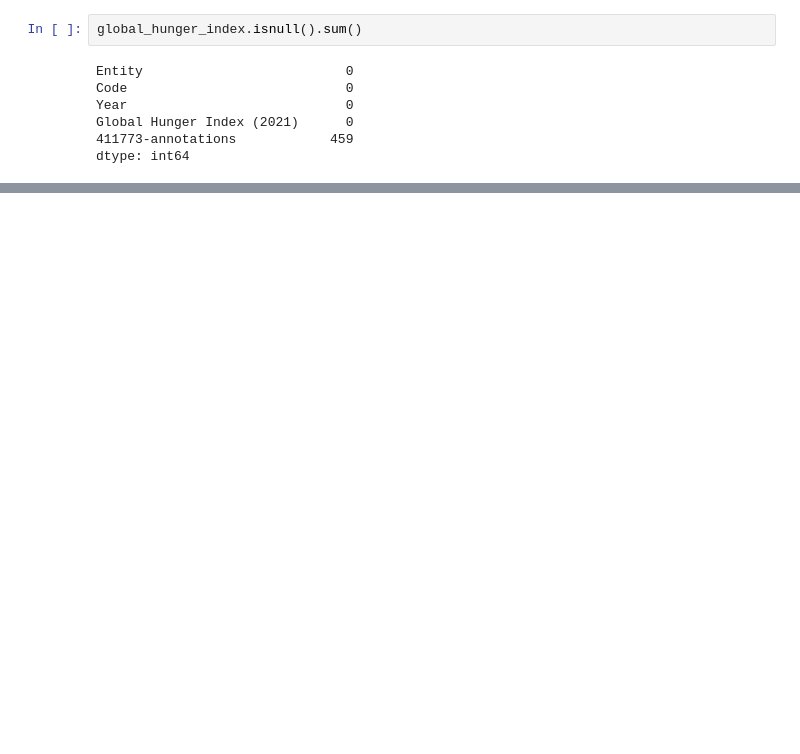
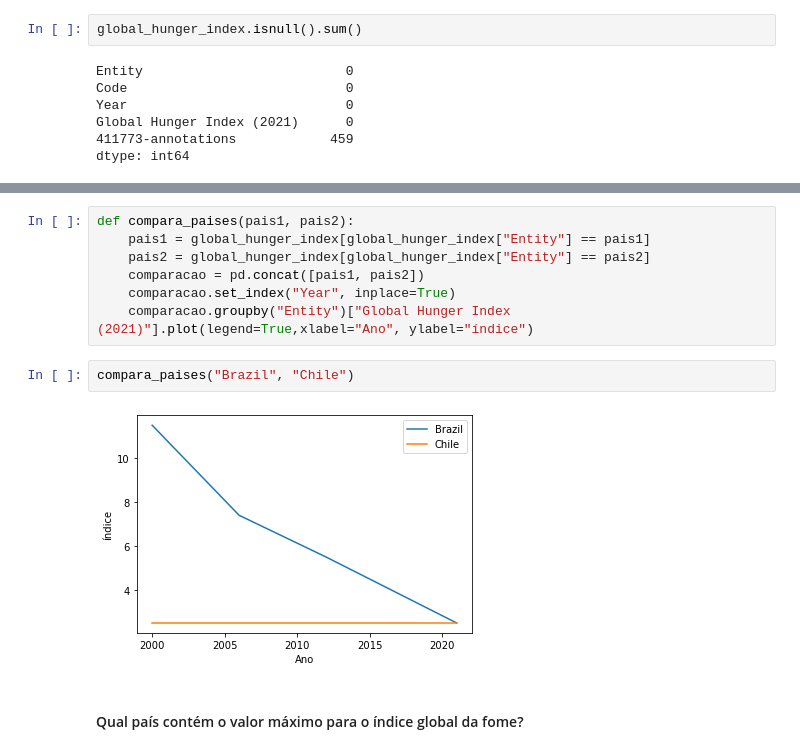
Before and after one commit to arielmmoreira/eda-global-hunger, a Jupyter notebook: main.ipynb, the cells around one changed output, grey strips where cells are left out. Saved outputs shown, nothing was run; the diff lists cells and outputs as text; blank space fills up the shorter version.

```diff
--- a/main.ipynb
+++ b/main.ipynb
@@ -41,0 +149,13 @@ dtype: int64
+# %%
+def compara_paises(pais1, pais2):
+    pais1 = global_hunger_index[global_hunger_index["Entity"] == pais1]
+    pais2 = global_hunger_index[global_hunger_index["Entity"] == pais2]
+    comparacao = pd.concat([pais1, pais2])
+    comparacao.set_index("Year", inplace=True)
+    comparacao.groupby("Entity")["Global Hunger Index (2021)"].plot(legend=True,xlabel="Ano", ylabel="índice")
+# %%
+compara_paises("Brazil", "Chile")
+# %% [output]
+[figure, added]
+# %% [markdown]
+#### Qual país contém o valor máximo para o índice global da fome?
```
Also changed, not shown: parts of 34 cells of this notebook.
